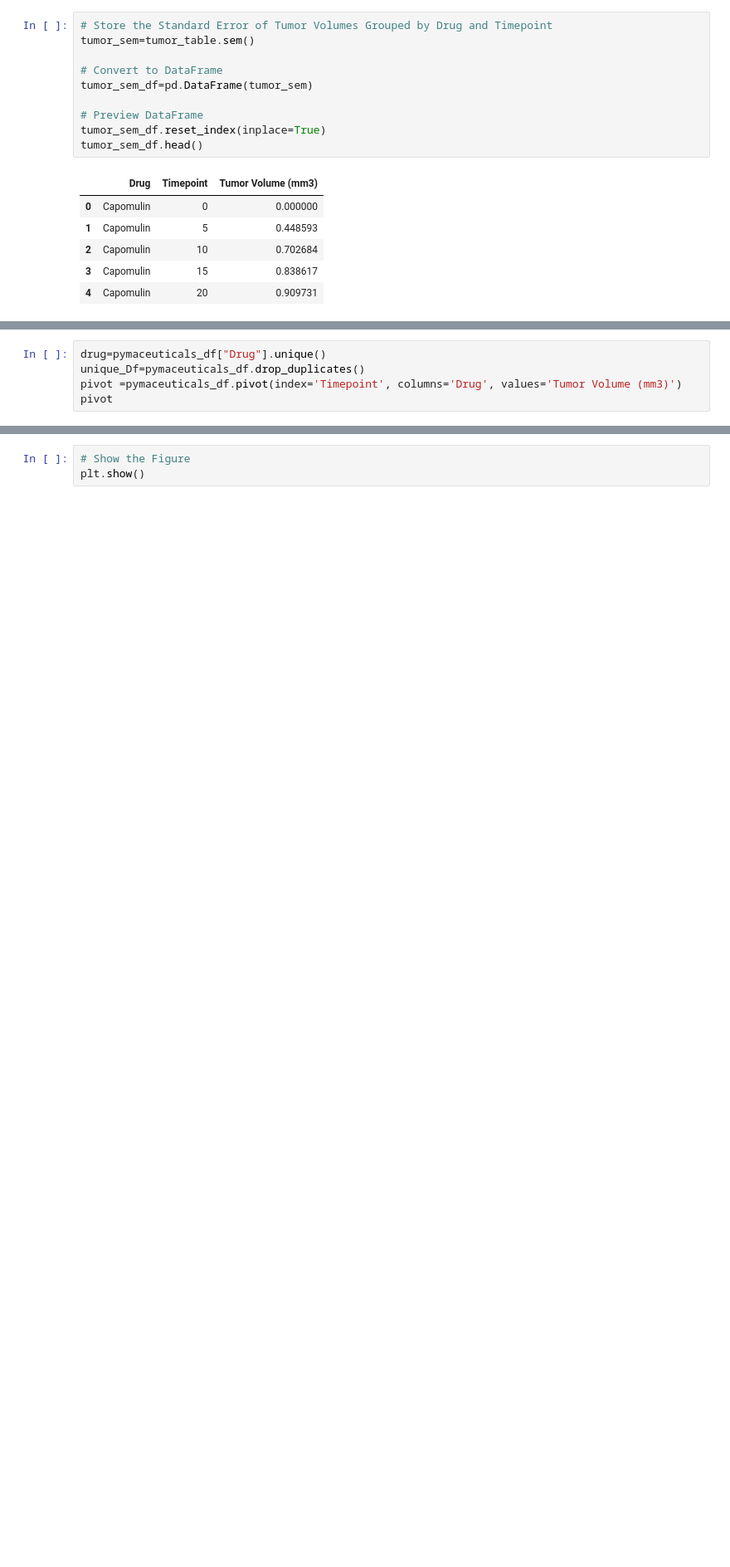
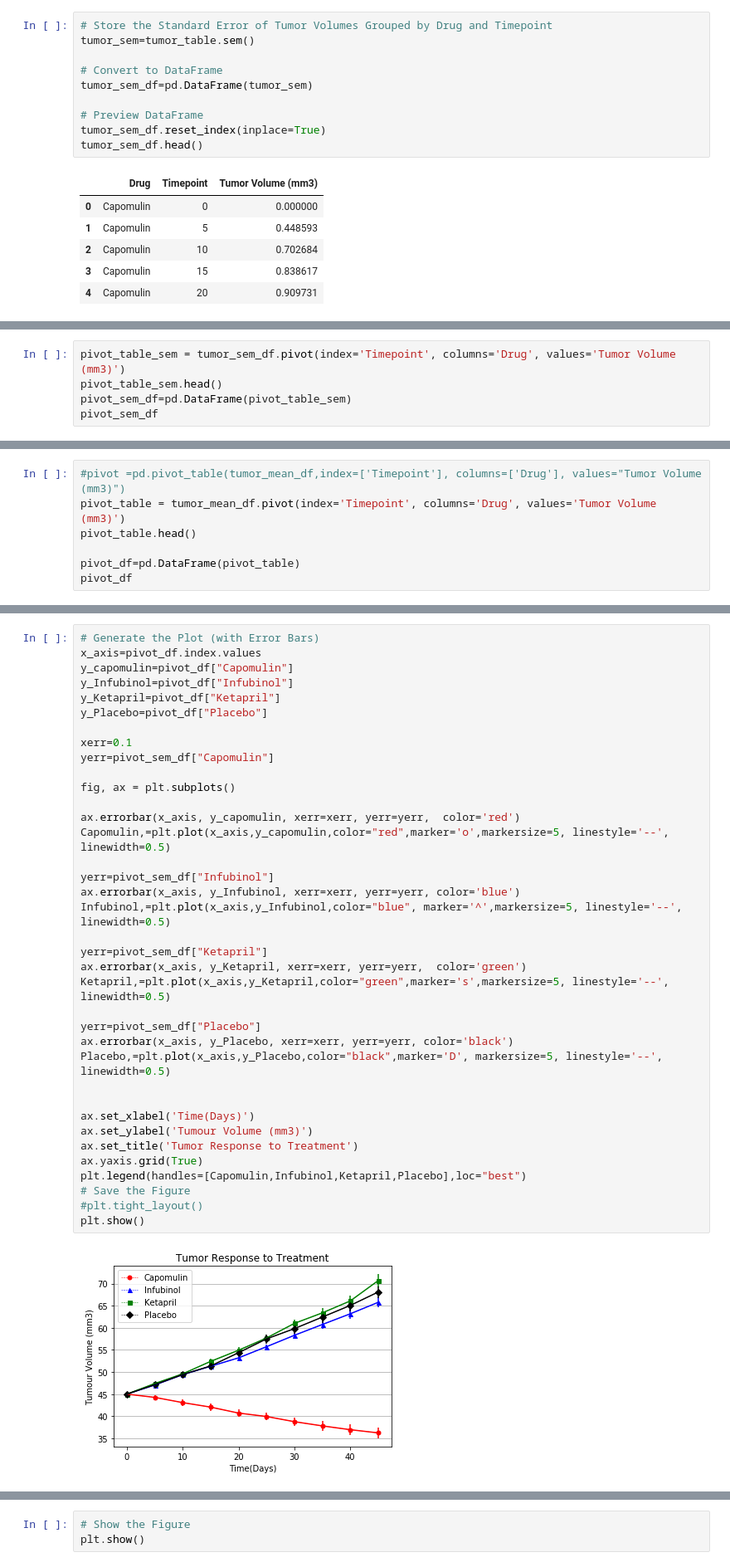
Before and after one commit to zareentaz/Matplotlib-Homework, a Jupyter notebook: Pymaceuticals/pymaceuticals_starter.ipynb, the cells around one changed output, grey strips where cells are left out. Shown: that part at 83% size. Cells and saved outputs as stored; diff of their text form; blank space fills up the shorter version.

Commit message:
metastatic data

```diff
--- a/Pymaceuticals/pymaceuticals_starter.ipynb
+++ b/Pymaceuticals/pymaceuticals_starter.ipynb
@@ -128,6 +75,6 @@ df_mung.head()
 # %%
-drug=pymaceuticals_df["Drug"].unique()
-unique_Df=pymaceuticals_df.drop_duplicates()
-pivot =pymaceuticals_df.pivot(index='Timepoint', columns='Drug', values='Tumor Volume (mm3)')
-pivot
+pivot_table_sem = tumor_sem_df.pivot(index='Timepoint', columns='Drug', values='Tumor Volume (mm3)')
+pivot_table_sem.head()
+pivot_sem_df=pd.DataFrame(pivot_table_sem)
+pivot_sem_df
 # %% [output]
@@ -174,0 +93,7 @@ ValueError: err must be [ scalar | N, Nx1 or 2xN array-like ]
+# %%
+#pivot =pd.pivot_table(tumor_mean_df,index=['Timepoint'], columns=['Drug'], values="Tumor Volume (mm3)")
+pivot_table = tumor_mean_df.pivot(index='Timepoint', columns='Drug', values='Tumor Volume (mm3)')
+pivot_table.head()
+
+pivot_df=pd.DataFrame(pivot_table)
+pivot_df
@@ -174,0 +113,39 @@ ValueError: err must be [ scalar | N, Nx1 or 2xN array-like ]
+# %%
+# Generate the Plot (with Error Bars)
+x_axis=pivot_df.index.values
+y_capomulin=pivot_df["Capomulin"]
+y_Infubinol=pivot_df["Infubinol"]
+y_Ketapril=pivot_df["Ketapril"]
+y_Placebo=pivot_df["Placebo"]
+
+xerr=0.1
+yerr=pivot_sem_df["Capomulin"]
+
+fig, ax = plt.subplots()
+
+ax.errorbar(x_axis, y_capomulin, xerr=xerr, yerr=yerr,  color='red')
+Capomulin,=plt.plot(x_axis,y_capomulin,color="red",marker='o',markersize=5, linestyle='--', linewidth=0.5)
+
+yerr=pivot_sem_df["Infubinol"]
+ax.errorbar(x_axis, y_Infubinol, xerr=xerr, yerr=yerr, color='blue')
+Infubinol,=plt.plot(x_axis,y_Infubinol,color="blue", marker='^',markersize=5, linestyle='--', linewidth=0.5)
+
+yerr=pivot_sem_df["Ketapril"]
+ax.errorbar(x_axis, y_Ketapril, xerr=xerr, yerr=yerr,  color='green')
+Ketapril,=plt.plot(x_axis,y_Ketapril,color="green",marker='s',markersize=5, linestyle='--', linewidth=0.5)
+
+yerr=pivot_sem_df["Placebo"]
+ax.errorbar(x_axis, y_Placebo, xerr=xerr, yerr=yerr, color='black')
+Placebo,=plt.plot(x_axis,y_Placebo,color="black",marker='D', markersize=5, linestyle='--', linewidth=0.5)
+
+
+ax.set_xlabel('Time(Days)')
+ax.set_ylabel('Tumour Volume (mm3)')
+ax.set_title('Tumor Response to Treatment')
+ax.yaxis.grid(True)
+plt.legend(handles=[Capomulin,Infubinol,Ketapril,Placebo],loc="best")
+# Save the Figure
+#plt.tight_layout()
+plt.show()
+# %% [output]
+[figure, added]
```
Also changed, not shown: parts of 8 cells of this notebook.
